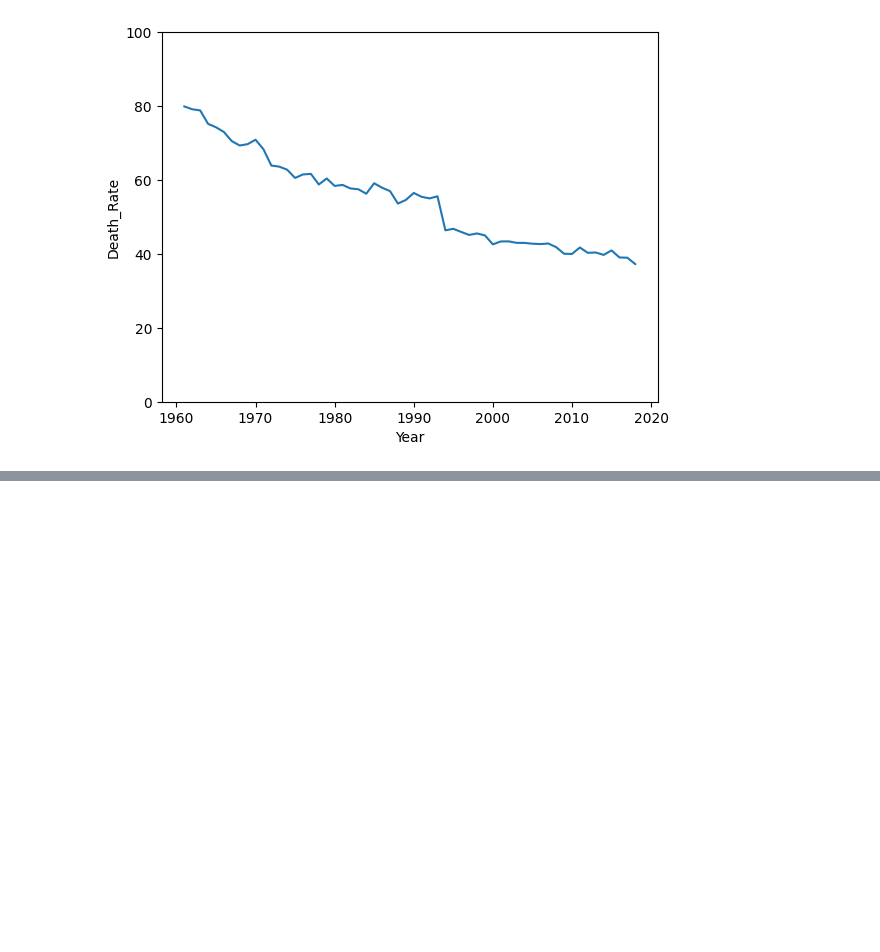
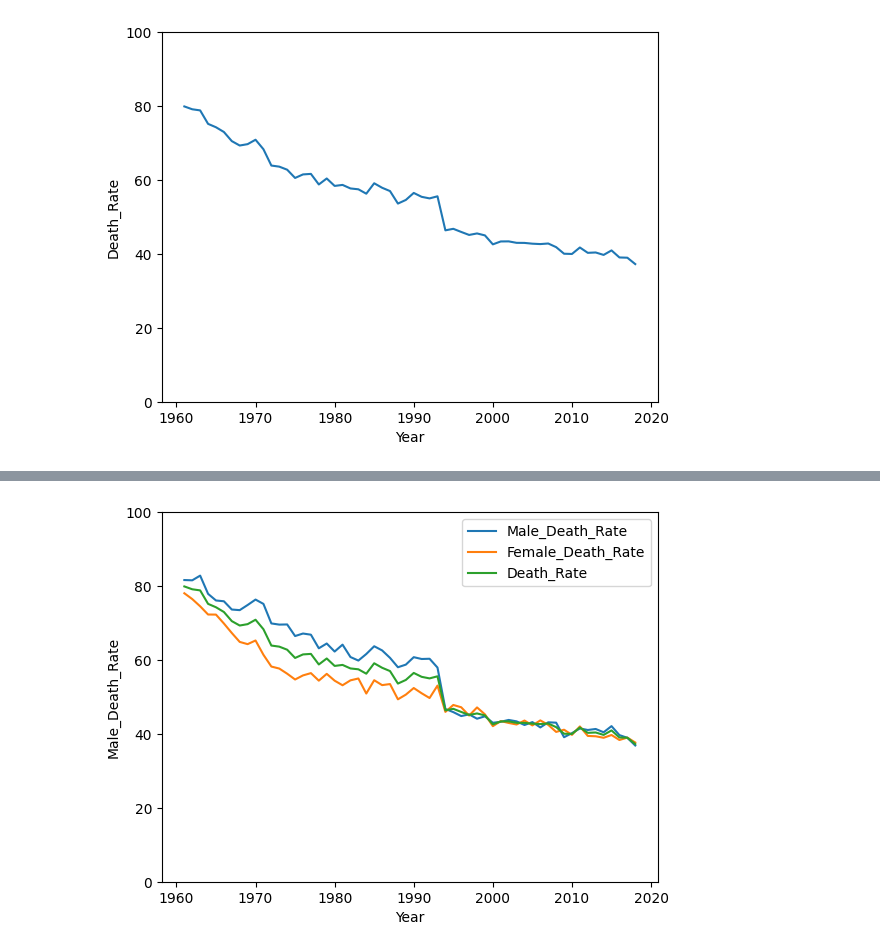
Before and after one commit to AzalizaLey/Analytics_Projects, a Jupyter notebook: ExploringNZData/Cancer.ipynb, the cells around one changed output, grey strips where cells are left out. Cells and saved outputs as stored; diff of their text form; code cells hidden in the pictures; blank space fills up the shorter version.

```diff
--- a/ExploringNZData/Cancer.ipynb
+++ b/ExploringNZData/Cancer.ipynb
@@ -167,0 +194,9 @@ plt.show()
+# %%
+plt.ylim(0, 100)
+sns.lineplot(data=compdf2, x='Year', y='Male_Death_Rate', label = 'Male_Death_Rate')
+sns.lineplot(data=compdf2, x='Year', y='Female_Death_Rate', label = 'Female_Death_Rate')
+sns.lineplot(data=compdf2, x='Year', y='Death_Rate', label = 'Death_Rate')
+plt.legend()
+plt.show()
+# %% [output]
+[figure, added]
```
Also changed, not shown: parts of 19 cells of this notebook.
